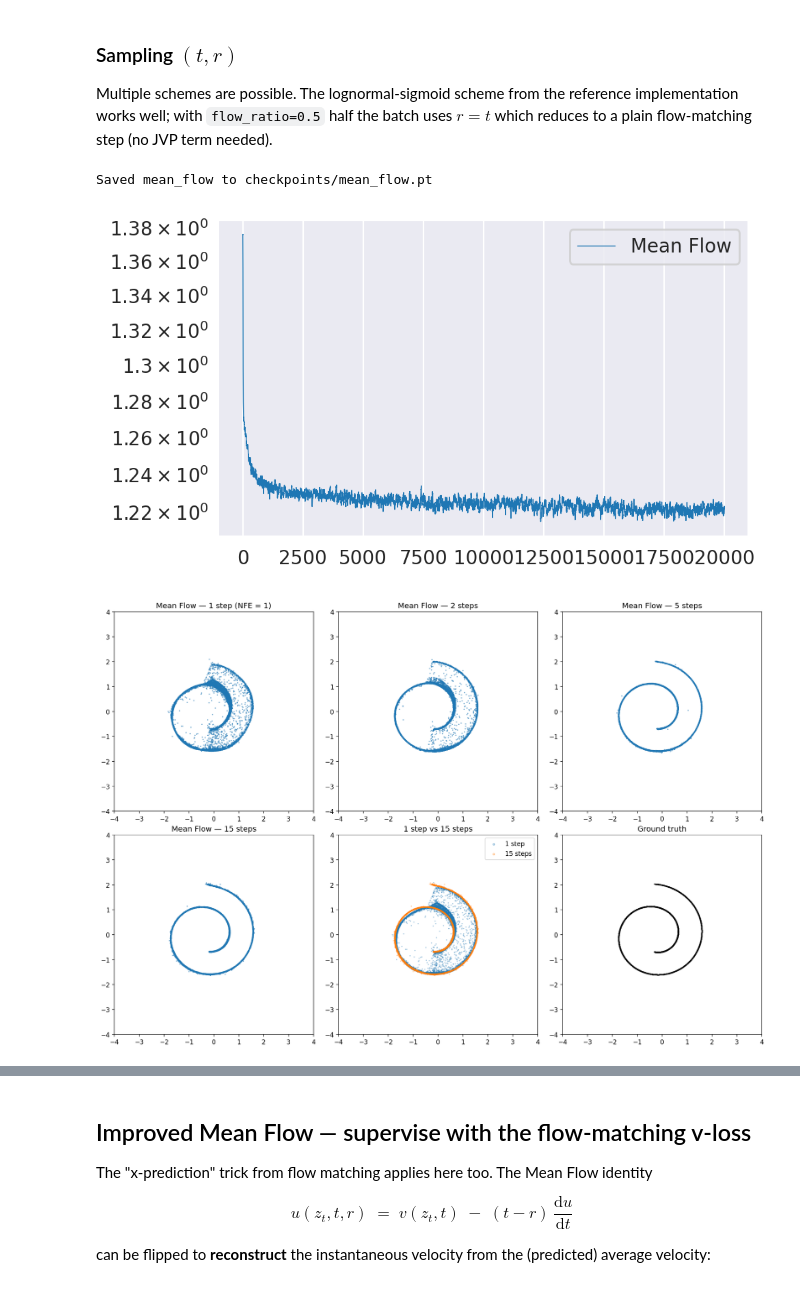
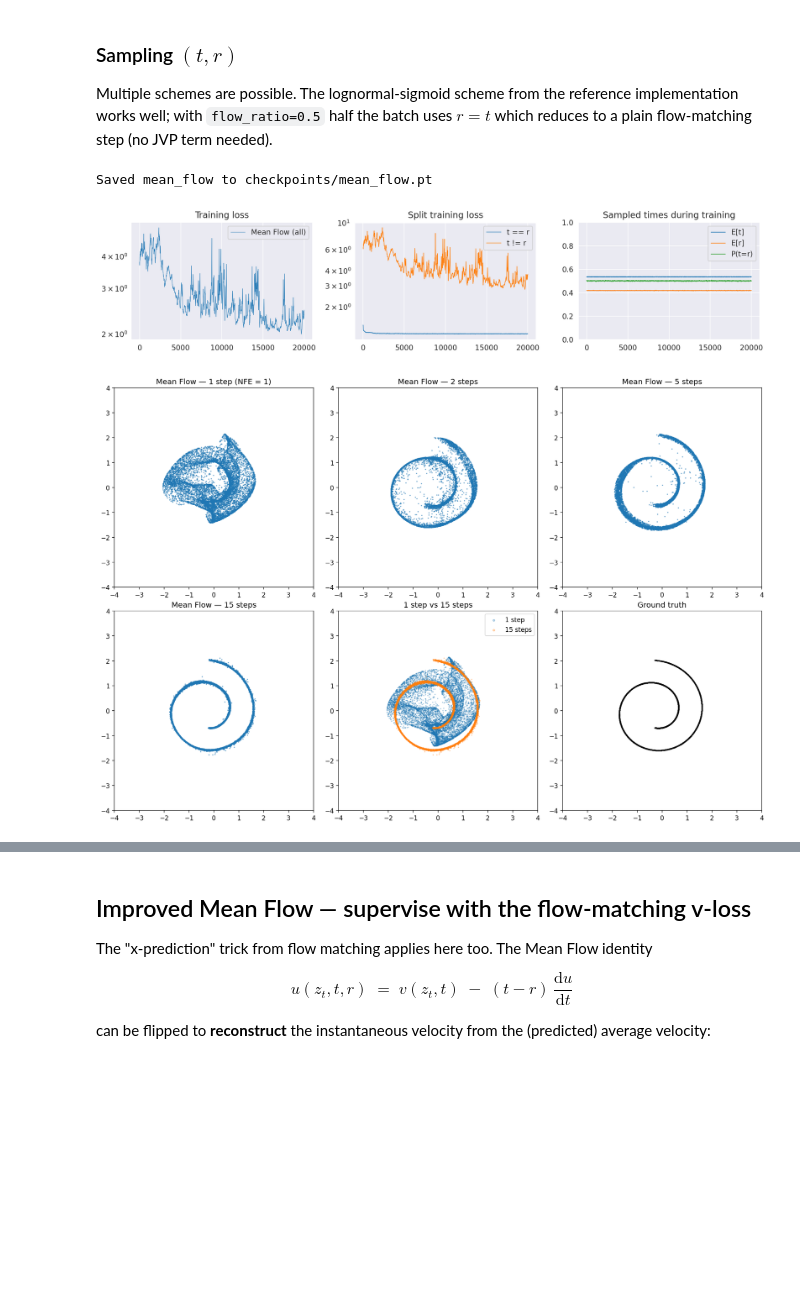
Before and after one commit to etienne87/diffusion_tutorials, a Jupyter notebook: notebooks/mean_flow.ipynb, the cells around one changed output, grey strips where cells are left out. Saved outputs shown, nothing was run; the diff lists cells and outputs as text; code cells hidden in the pictures; blank space fills up the shorter version.

Commit message:
actually mean flow 5 steps is better than improved mean flow 5 steps....

```diff
--- a/notebooks/mean_flow.ipynb
+++ b/notebooks/mean_flow.ipynb
@@ -94,6 +94,16 @@ def sample_t_r_lognormal(batch_size, device, mu=-0.4, sigma=1.0, flow_ratio=0.5)
     return t, r
 # %%
 from pathlib import Path
+
+
+def _smooth_curve(y, w=21):
+    y = np.asarray(y, dtype=float)
+    if len(y) == 0:
+        return y
+    if w <= 1:
+        return y
+    pad = w // 2
+    return np.convolve(np.pad(y, (pad, pad), mode='reflect'), np.ones(w) / w, mode='valid')
 
 
 def train_step_meanflow(x, net, optimizer):
@@ -105,41 +115,85 @@ def train_step_meanflow(x, net, optimizer):
     v = e - x
 
     dtdt = torch.ones_like(t)
     drdt = torch.zeros_like(r)
 
     u, dudt = jvp(lambda z, t, r: net(z, t, r), (z, t, r), (v, dtdt, drdt))
     u_tgt = v - (t - r) * dudt
 
     err = ((u - u_tgt.detach()) ** 2).sum(dim=1)
     w = (err.detach() + 1e-3) ** 0.75  # adaptive loss weighting
-    loss = (err / w).mean()
+    per_sample_loss = err / w
+    loss = per_sample_loss.mean()
+
+    dt = (t - r).squeeze(1)
+    eq_mask = dt == 0
+    neq_mask = ~eq_mask
 
     optimizer.zero_grad()
     loss.backward()
     optimizer.step()
-    return loss
+
+    stats = {
+        "t_mean": t.mean(),
+        "r_mean": r.mean(),
+        "eq_frac": eq_mask.float().mean(),
+        "loss_eq": per_sample_loss[eq_mask].mean() if eq_mask.any() else torch.nan,
+        "loss_neq": per_sample_loss[neq_mask].mean() if neq_mask.any() else torch.nan,
+    }
+    return loss, stats
 
 
 ckpt_dir = Path("checkpoints")
 ckpt_dir.mkdir(parents=True, exist_ok=True)
 
 model = MeanFlowMLP(2, 128, time_dim=0, n_residual=7)
 
-losses = load_or_train(
+losses, mf_stats = load_or_train(
     model, name="mean_flow", train_step=train_step_meanflow,
     data=train_set, niter=20000, lr=1e-3,
     ckpt_dir=ckpt_dir, batch_size=4096,
-    load=True, save=True,
+    load=False, save=True, return_stats=True,
 )
 
+# Fallback when loading old checkpoints that don't contain stats.
+if len(mf_stats) == 0:
+    print("No per-step stats found in checkpoint; retrain with load=False to populate t/r and split-loss curves.")
+
+iters = np.arange(len(losses))
+loss_eq = _smooth_curve([s.get("loss_eq", np.nan) for s in mf_stats]) if len(mf_stats) else np.array([])
+loss_neq = _smooth_curve([s.get("loss_neq", np.nan) for s in mf_stats]) if len(mf_stats) else np.array([])
+t_mean = _smooth_curve([s.get("t_mean", np.nan) for s in mf_stats]) if len(mf_stats) else np.array([])
+r_mean = _smooth_curve([s.get("r_mean", np.nan) for s in mf_stats]) if len(mf_stats) else np.array([])
+eq_frac = _smooth_curve([s.get("eq_frac", np.nan) for s in mf_stats]) if len(mf_stats) else np.array([])
+
 with sns.axes_style("darkgrid"):
-    fig, ax = plt.subplots(figsize=(5, 3), dpi=200)
-    ax.semilogy(np.arange(len(losses)), losses, linewidth=0.5, label='Mean Flow')
-    ax.legend()
+    fig, axes = plt.subplots(1, 3, figsize=(13, 3), dpi=200)
+
+    axes[0].semilogy(iters, losses, linewidth=0.5, label='Mean Flow (all)')
+    axes[0].set_title('Training loss')
+    axes[0].legend()
+
+    if len(mf_stats):
+        axes[1].semilogy(np.arange(len(loss_eq)), loss_eq, linewidth=0.7, label='t == r')
+        axes[1].semilogy(np.arange(len(loss_neq)), loss_neq, linewidth=0.7, label='t != r')
+        axes[1].set_title('Split training loss')
+        axes[1].legend()
+
+        axes[2].plot(np.arange(len(t_mean)), t_mean, linewidth=0.9, label='E[t]')
+        axes[2].plot(np.arange(len(r_mean)), r_mean, linewidth=0.9, label='E[r]')
+        axes[2].plot(np.arange(len(eq_frac)), eq_frac, linewidth=0.9, label='P(t=r)')
+        axes[2].set_ylim(0.0, 1.0)
+        axes[2].set_title('Sampled times during training')
+        axes[2].legend()
+    else:
+        axes[1].set_axis_off()
+        axes[2].set_axis_off()
+
+    plt.tight_layout()
     plt.show()
 # %% [output]
 Saved mean_flow to checkpoints/mean_flow.pt
-[figure, old version]
+[figure, new version]
 # %%
 @torch.no_grad()
 def generate_samples_meanflow(model, n_samples, n_steps=1, return_trajectories=False):
@@ -199,7 +253,7 @@ for ax in axes.flat:
 plt.tight_layout()
 plt.show()
 # %% [output]
-[figure, old version]
+[figure, new version]
 # %%
 from matplotlib.collections import LineCollection
 
```
Also changed, not shown: parts of 4 cells of this notebook.
